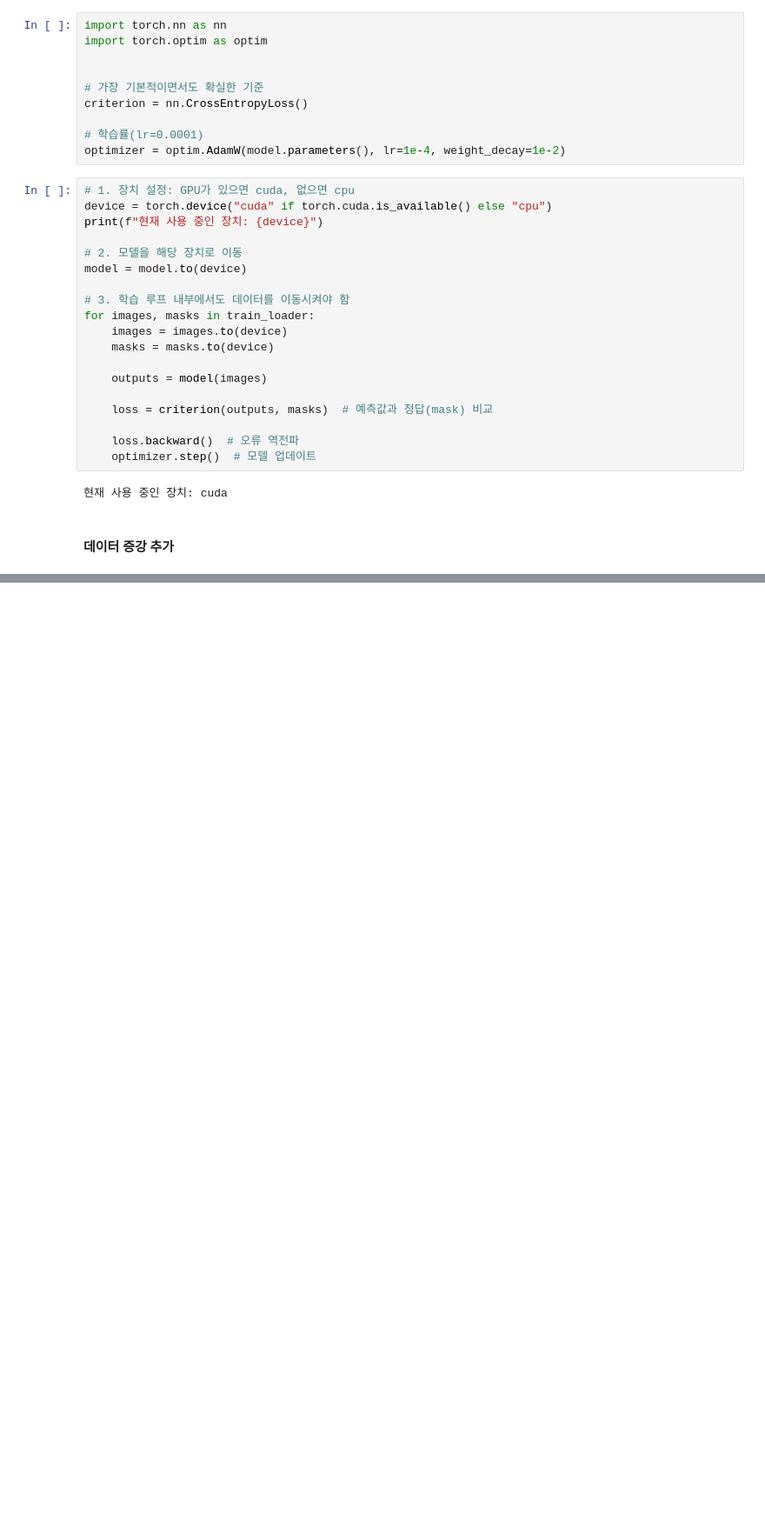
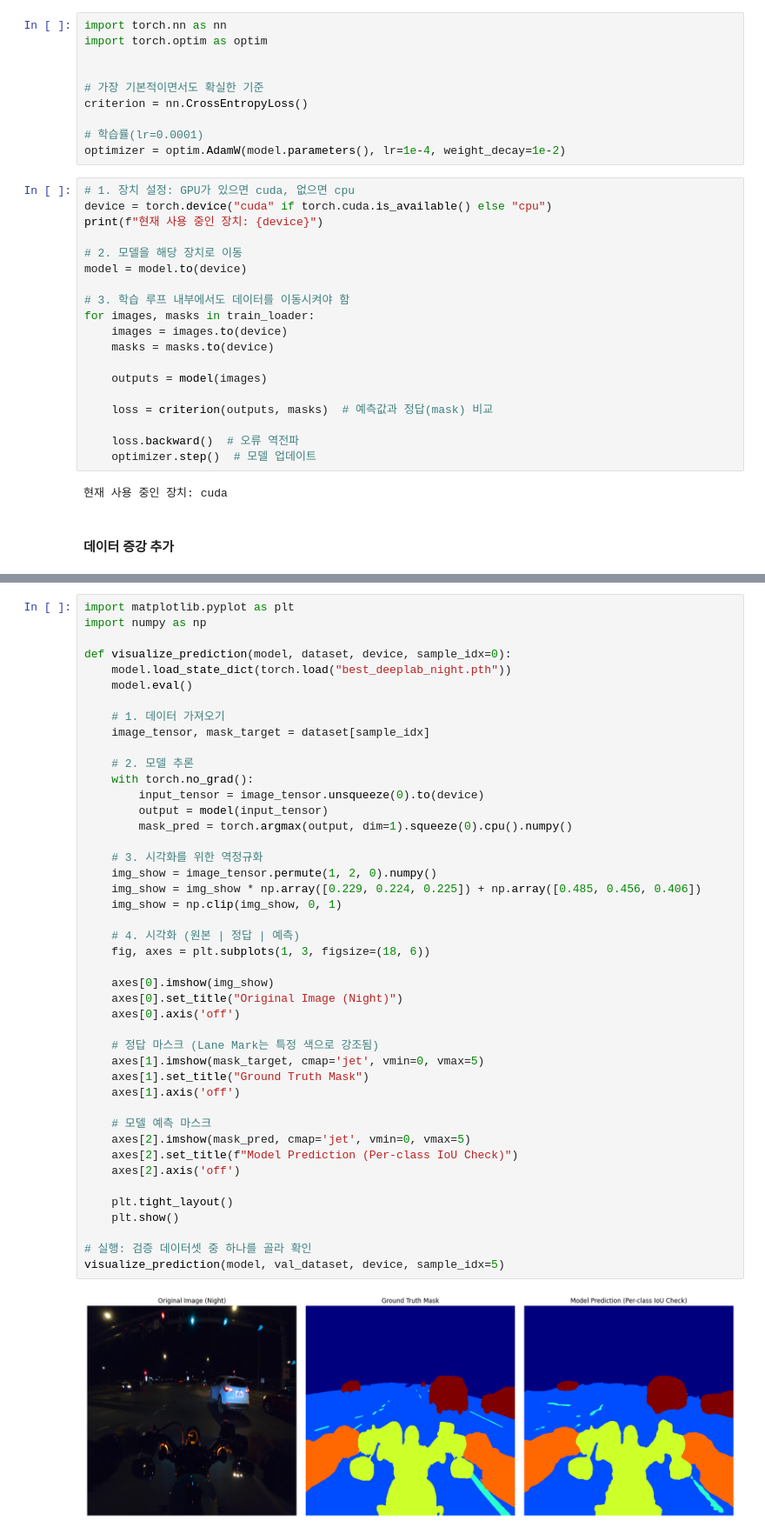
Before and after one commit to Stray-Weights/Dlthon_01_Motocycle_Night_Ride, a Jupyter notebook: jong-ha/cv_data_preprocessing.ipynb, the cells around one changed output, grey strips where cells are left out. Shown at 87% size. Drawn from its saved outputs; the diff is of its cells as text; blank space fills up the shorter version.

```diff
--- a/jong-ha/cv_data_preprocessing.ipynb
+++ b/jong-ha/cv_data_preprocessing.ipynb
@@ -607,0 +829,46 @@ def calculate_iou(preds, labels, num_classes=6):
+# %%
+import matplotlib.pyplot as plt
+import numpy as np
+
+def visualize_prediction(model, dataset, device, sample_idx=0):
+    model.load_state_dict(torch.load("best_deeplab_night.pth"))
+    model.eval()
+
+    # 1. 데이터 가져오기
+    image_tensor, mask_target = dataset[sample_idx]
+
+    # 2. 모델 추론
+    with torch.no_grad():
+        input_tensor = image_tensor.unsqueeze(0).to(device)
+        output = model(input_tensor)
+        mask_pred = torch.argmax(output, dim=1).squeeze(0).cpu().numpy()
+
+    # 3. 시각화를 위한 역정규화
+    img_show = image_tensor.permute(1, 2, 0).numpy()
+    img_show = img_show * np.array([0.229, 0.224, 0.225]) + np.array([0.485, 0.456, 0.406])
+    img_show = np.clip(img_show, 0, 1)
+
+    # 4. 시각화 (원본 | 정답 | 예측)
+    fig, axes = plt.subplots(1, 3, figsize=(18, 6))
+
+    axes[0].imshow(img_show)
+    axes[0].set_title("Original Image (Night)")
+    axes[0].axis('off')
+
+    # 정답 마스크 (Lane Mark는 특정 색으로 강조됨)
+    axes[1].imshow(mask_target, cmap='jet', vmin=0, vmax=5)
+    axes[1].set_title("Ground Truth Mask")
+    axes[1].axis('off')
+
+    # 모델 예측 마스크
+    axes[2].imshow(mask_pred, cmap='jet', vmin=0, vmax=5)
+    axes[2].set_title(f"Model Prediction (Per-class IoU Check)")
+    axes[2].axis('off')
+
+    plt.tight_layout()
+    plt.show()
+
+# 실행: 검증 데이터셋 중 하나를 골라 확인
+visualize_prediction(model, val_dataset, device, sample_idx=5)
+# %% [output]
+[figure, added]
```
Also changed, not shown: parts of 21 cells of this notebook.
